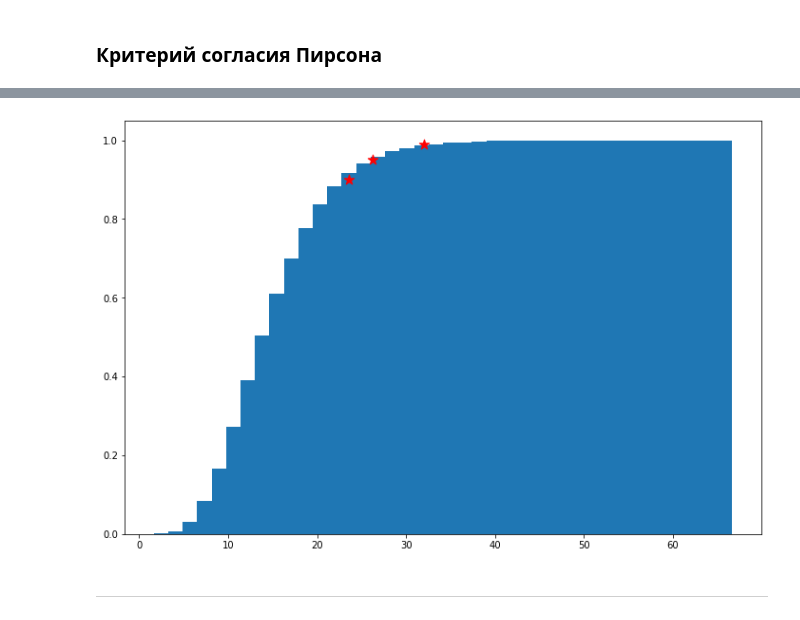
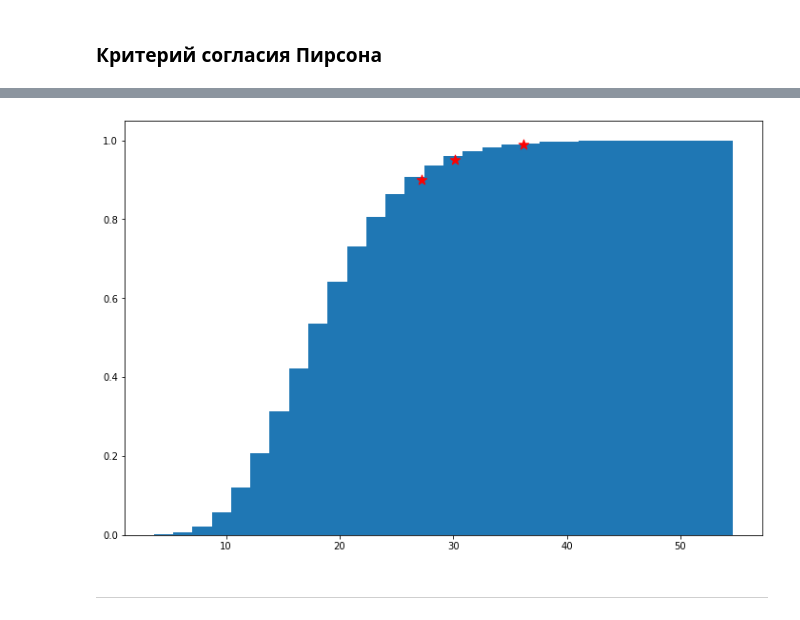
Before and after one commit to rosteeslove/bsuir-4th-term-python-stuff, a Jupyter notebook: math_stat/fourth.ipynb, the cells around one changed output, grey strips where cells are left out. Saved outputs shown, nothing was run; the diff lists cells and outputs as text; code cells hidden in the pictures.

```diff
--- a/math_stat/fourth.ipynb
+++ b/math_stat/fourth.ipynb
@@ -210,14 +159,30 @@ Observed xi squared is less than xi squared 0.99 in 98.473% of cases.
+# %%
+sample_num = 27_000
+n = 8_000
+m = 20
+
+xis_vs = []
+for _ in range(sample_num):
+    vs = base.generate_varseries(taskdata.get_y, n)
+    xis_vs.append(chi_test.chi_squared(taskdata.y_a, taskdata.y_b, vs, taskdata.Fy_deduced, bincount=m))
+
+plt.hist(xis_vs, bins=30, cumulative=True, density=True, zorder=-1)
+
+plt.scatter([chi_test.chi_critical(0.10, m-1),
+             chi_test.chi_critical(0.05, m-1),
+             chi_test.chi_critical(0.01, m-1)],
+
+            [0.90, 0.95, 0.99], color='red', marker='*', s=120)
+
+plt.show()
+# %% [output]
+[figure, added]
 # %%
 sample_num = 64_000
 
 xis_vs = [xi_squared_criteria(0, 1, 200, 16, fy_deduced) for _ in range(sample_num)]
 plt.hist(xis_vs, bins=40, cumulative=True, density=True, zorder=-1)
-
-plt.scatter([xi_090, xi_095, xi_099], [0.90, 0.95, 0.99], color='red', marker='*', s=120)
-
-plt.show()
+plot_histogram_alpha_and_polygon_and_fy(0, 1, )
-# %% [output]
-[figure, removed]
 # %% [markdown]
 ***
 # %% [markdown]
```
Also changed, not shown: parts of 28 cells of this notebook, 6 other files.
